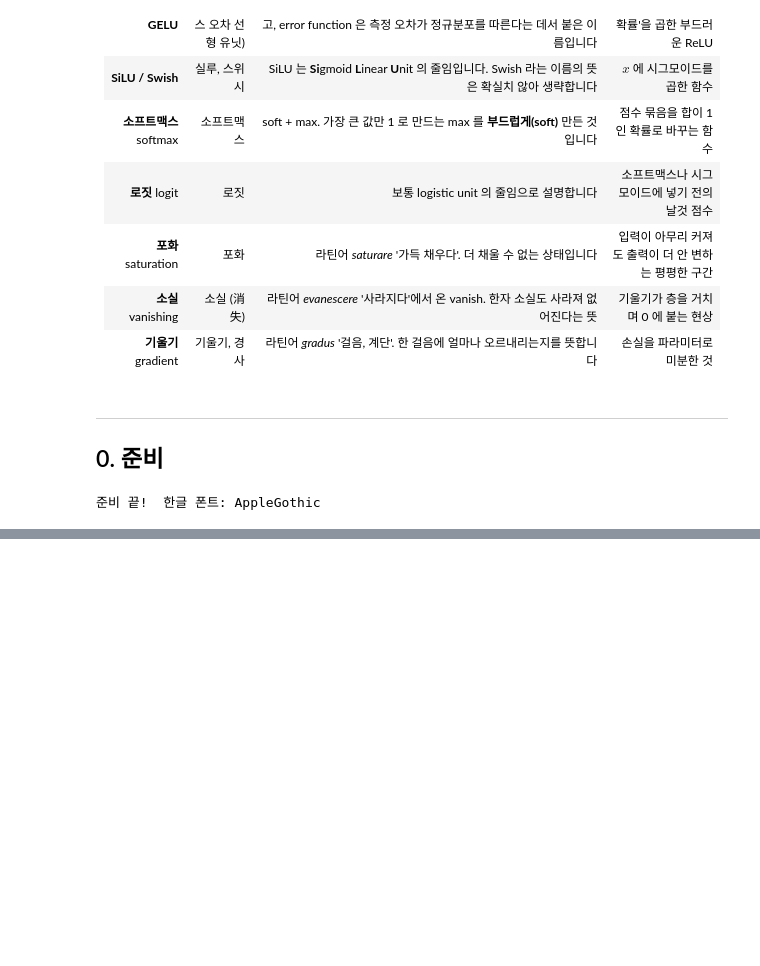
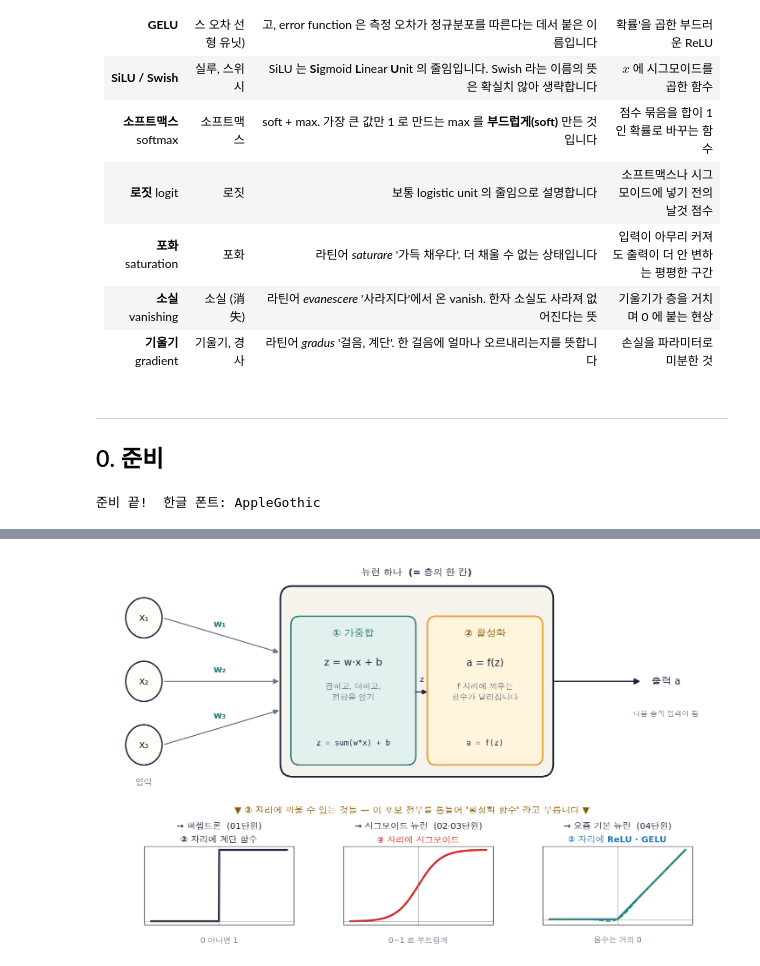
Before and after one commit to gyulrangdev/study-gyul, a Jupyter notebook: ai/ai-engineering-from-scratch-study/phase3/04-activation-functions.ipynb, the cells around one changed output, grey strips where cells are left out. Saved outputs shown, nothing was run; the diff lists cells and outputs as text; code cells hidden in the pictures; blank space fills up the shorter version.

```diff
--- a/ai/ai-engineering-from-scratch-study/phase3/04-activation-functions.ipynb
+++ b/ai/ai-engineering-from-scratch-study/phase3/04-activation-functions.ipynb
@@ -199,21 +184,66 @@ $g$ 가 사이에 끼어 있어서 $W_2 W_1$ 로 합칠 수가 없습니다.
 # %%
-# ✨ 추가 — 선형 층 10개는 정말 한 행렬일까요
-rng = np.random.default_rng(0)
-층들 = [rng.normal(size=(4, 4)) for _ in range(10)]
-x = rng.normal(size=4)
+# ✨ 추가 — 뉴런 하나를 한 장으로: ① 가중합 + ② 활성화,  그리고 ② 자리에 뭘 끼우느냐
+from matplotlib.patches import FancyBboxPatch, Circle, FancyArrowPatch
 
-h = x
-for W in 층들:
-    h = W @ h
-한행렬 = np.linalg.multi_dot(층들[::-1])
-print("10층을 차례로 통과한 결과 :", np.round(h, 2))
-print("합쳐 만든 한 행렬의 결과  :", np.round(한행렬 @ x, 2))
-print(f"두 결과의 최대 차이       : {np.abs(h - 한행렬 @ x).max():.1e}")
+그림 = plt.figure(figsize=(13, 8.2))
+위 = 그림.add_axes([0, 0.38, 1, 0.62])
+위.set_xlim(0, 13)
+위.set_ylim(0, 4.6)
+위.axis("off")
 
-# XOR 을 선형 모델로 가장 잘 맞춘다면 (최소제곱, 편향 열 포함)
-X = np.array([[0, 0, 1], [0, 1, 1], [1, 0, 1], [1, 1, 1.0]])
-y = np.array([0, 1, 1, 0.0])
-w = np.linalg.lstsq(X, y, rcond=None)[0]
-print("\nXOR 에 가장 잘 맞춘 선형 모델의 출력 :", np.round(X @ w, 3))
-print("그때의 평균제곱오차                    :", round(float(((X @ w - y) ** 2).mean()), 3))
+남색, 청록, 호박, 회색 = "#1B2238", "#1F7A70", "#E9A23B", "#6B7388"
+
+# 입력과 가중치
+for i, (y, 이름) in enumerate(zip([3.5, 2.3, 1.1], ["x₁", "x₂", "x₃"])):
+    위.add_patch(Circle((0.9, y), 0.38, fc="#FFFDF8", ec=남색, lw=2))
+    위.text(0.9, y, 이름, ha="center", va="center", fontsize=15, color=남색)
+    위.add_patch(FancyArrowPatch((1.3, y), (3.75, 2.3 + (y - 2.3) * 0.45), arrowstyle="-|>", mutation_scale=16, color=회색, lw=1.6))
+    위.text(2.35, 2.3 + (y - 2.3) * 0.72 + 0.17, f"w{'₁₂₃'[i]}", fontsize=14, color=청록, fontweight="bold")
+위.text(0.9, 0.35, "입력", ha="center", fontsize=13, color=회색)
+
+# 뉴런 몸통
+위.add_patch(FancyBboxPatch((3.8, 0.55), 5.6, 3.5, boxstyle="round,pad=0.05,rounding_size=0.25", fc="#F6F3EC", ec=남색, lw=2.5))
+위.text(6.6, 4.3, "뉴런 하나  (= 층의 한 칸)", ha="center", fontsize=14, color=남색, fontweight="bold")
+
+위.add_patch(FancyBboxPatch((4.0, 0.75), 2.55, 2.75, boxstyle="round,pad=0.03,rounding_size=0.18", fc="#E3F1EE", ec=청록, lw=2))
+위.text(5.275, 3.15, "① 가중합", ha="center", fontsize=15, color=청록, fontweight="bold")
+위.text(5.275, 2.6, "z = w·x + b", ha="center", fontsize=15, color=남색)
+위.text(5.275, 1.95, "곱하고, 더하고,\n편향을 얹기", ha="center", fontsize=12, color=회색, linespacing=1.5)
+위.text(5.275, 1.1, "z = sum(w*x) + b", ha="center", fontsize=11.5, color=남색, family="monospace")
+
+위.add_patch(FancyBboxPatch((6.85, 0.75), 2.35, 2.75, boxstyle="round,pad=0.03,rounding_size=0.18", fc="#FFF4DC", ec=호박, lw=2.5))
+위.text(8.025, 3.15, "② 활성화", ha="center", fontsize=15, color="#8A5A00", fontweight="bold")
+위.text(8.025, 2.6, "a = f(z)", ha="center", fontsize=15, color=남색)
+위.text(8.025, 1.95, "f 자리에 끼우는\n함수가 달라집니다", ha="center", fontsize=12, color=회색, linespacing=1.5)
+위.text(8.025, 1.1, "a = f(z)", ha="center", fontsize=11.5, color=남색, family="monospace")
+
+위.add_patch(FancyArrowPatch((6.55, 2.1), (6.85, 2.1), arrowstyle="-|>", mutation_scale=14, color=남색, lw=1.8))
+위.text(6.7, 2.3, "z", ha="center", fontsize=12, color=남색)
+위.add_patch(FancyArrowPatch((9.45, 2.3), (11.3, 2.3), arrowstyle="-|>", mutation_scale=18, color=남색, lw=2))
+위.text(11.8, 2.3, "출력 a", ha="center", va="center", fontsize=15, color=남색)
+위.text(11.8, 1.65, "다음 층의 입력이 됨", ha="center", fontsize=11, color=회색)
+
+# 아래: ② 자리에 끼우는 것들
+x = np.linspace(-6, 6, 400)
+후보들 = [
+    ("계단 함수", "퍼셉트론", "01단원", lambda v: (v >= 0) * 1.0, 남색, "0 아니면 1"),
+    ("시그모이드", "시그모이드 뉴런", "02·03단원", lambda v: 1 / (1 + np.exp(-v)), "#d62728", "0~1 로 부드럽게"),
+    ("ReLU · GELU", "요즘 기본 뉴런", "04단원", lambda v: np.maximum(0, v), "#1f77b4", "음수는 거의 0"),
+]
+for i, (함수이름, 뉴런이름, 단원, f, 색, 설명) in enumerate(후보들):
+    축 = 그림.add_axes([0.07 + i * 0.32, 0.07, 0.24, 0.2])
+    축.plot(x, f(x), color=색, lw=3)
+    if 함수이름 == "ReLU · GELU":
+        축.plot(x, 0.5 * x * (1 + np.tanh(np.sqrt(2 / np.pi) * (x + 0.044715 * x ** 3))), "--", color="#2ca02c", lw=2)
+    축.axhline(0, color="gray", lw=0.6)
+    축.axvline(0, color="gray", lw=0.6)
+    축.set_xticks([])
+    축.set_yticks([])
+    축.set_title(f"② 자리에 {함수이름}", fontsize=13, color=색, fontweight="bold")
+    그림.text(0.07 + i * 0.32 + 0.12, 0.315, f"→ {뉴런이름}  ({단원})", ha="center", fontsize=13, color=남색)
+    그림.text(0.07 + i * 0.32 + 0.12, 0.025, 설명, ha="center", fontsize=11.5, color=회색)
+
+그림.text(0.5, 0.355, "▼ ② 자리에 끼울 수 있는 것들 — 이 후보 전부를 통틀어 '활성화 함수' 라고 부릅니다 ▼",
+        ha="center", fontsize=13.5, color="#8A5A00", fontweight="bold")
+plt.show()
 # %% [output]
@@ -226 +250,2 @@ XOR 에 가장 잘 맞춘 선형 모델의 출력 : [0.5 0.5 0.5 0.5]
+[figure, added]
 # %% [markdown]
```
Also changed, not shown: parts of 63 cells of this notebook.
